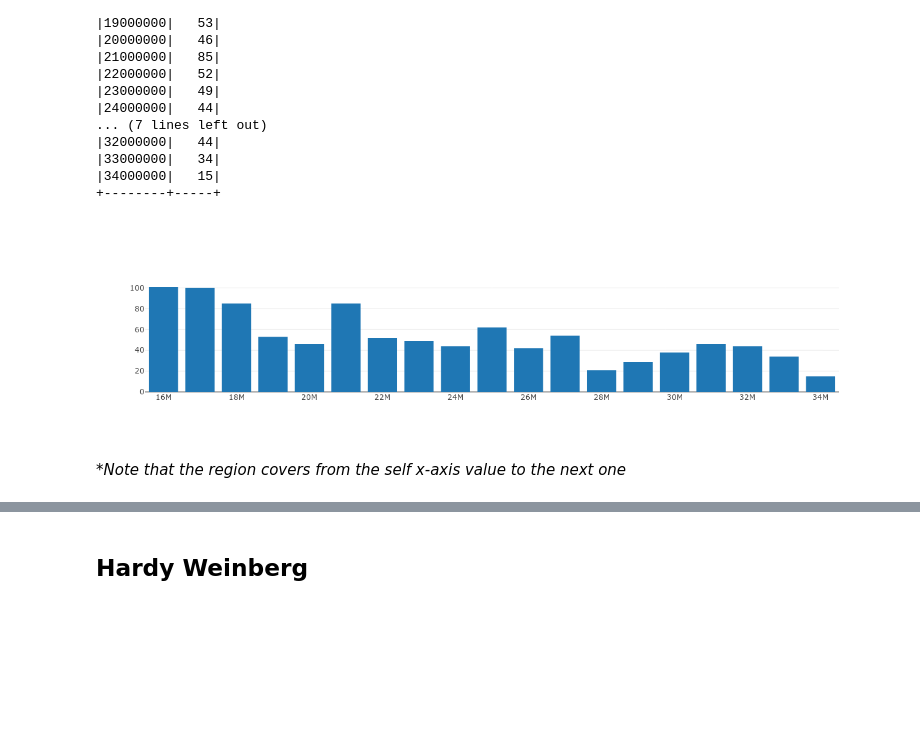
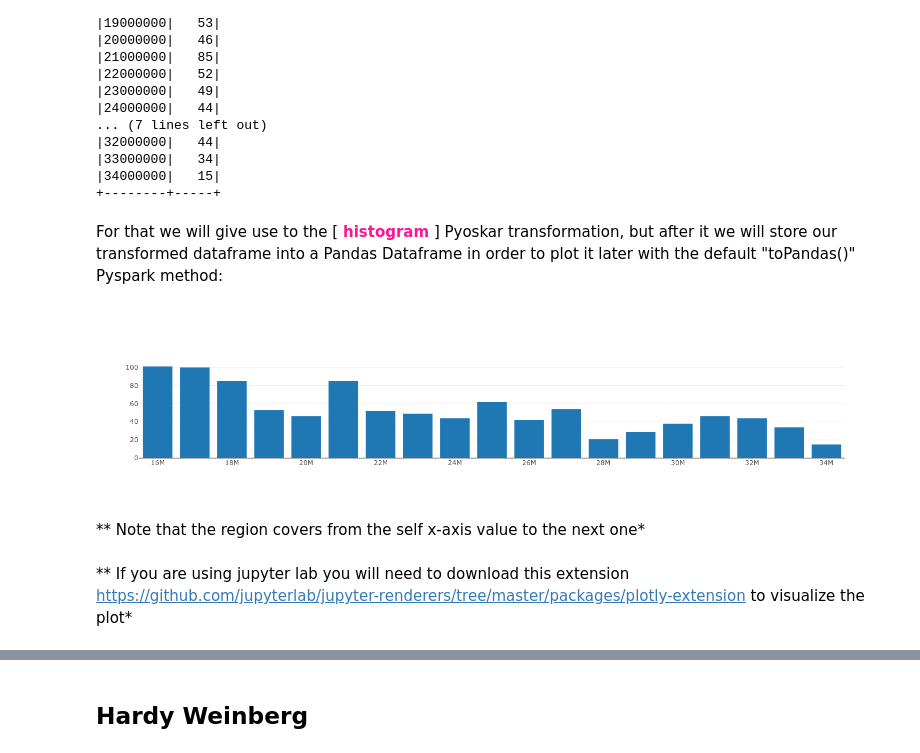
Before and after one commit to opencb/oskar, a Jupyter notebook: oskar-spark/src/main/python/notebooks/stats.ipynb, the cells around one changed output, grey strips where cells are left out. Cells and saved outputs as stored; diff of their text form; code cells hidden in the pictures; blank space fills up the shorter version.

```diff
--- a/oskar-spark/src/main/python/notebooks/stats.ipynb
+++ b/oskar-spark/src/main/python/notebooks/stats.ipynb
@@ -132,19 +190,23 @@ oskar.histogram(df,"start",1000000).show()
 |33000000|   34|
 |34000000|   15|
 +--------+-----+
+# %% [markdown]
+For that we will give use to the [<span style="color:#FF1493"> **histogram** </span>] Pyoskar transformation, but after it we will store our transformed dataframe into a Pandas Dataframe in order to plot it later with the default "toPandas()" Pyspark method:
 # %%
 import plotly.offline as py
 import plotly.figure_factory as ff
 import plotly.graph_objs as go
 from plotly.offline import get_plotlyjs, init_notebook_mode
 
-pandasDF = oskar.histogram(df,"start",1000000).toPandas()
+pandasHistogramDF = oskar.histogram(df,"start",1000000).toPandas()
 
 init_notebook_mode(connected=True)
 
-data = [go.Bar(x=pandasDF["start"], y=pandasDF["count"])]
+data = [go.Bar(x=pandasHistogramDF["start"], y=pandasHistogramDF["count"])]
 py.iplot(data)
 # %% [output]
-[figure, old version]
+[figure, new version]
 # %% [markdown]
-**Note that the region covers from the self x-axis value to the next one*
+** Note that the region covers from the self x-axis value to the next one*
+# %% [markdown]
+** If you are using jupyter lab you will need to download this extension https://github.com/jupyterlab/jupyter-renderers/tree/master/packages/plotly-extension to visualize the plot*
```
Also changed, not shown: parts of 27 cells of this notebook, 2 other files.
